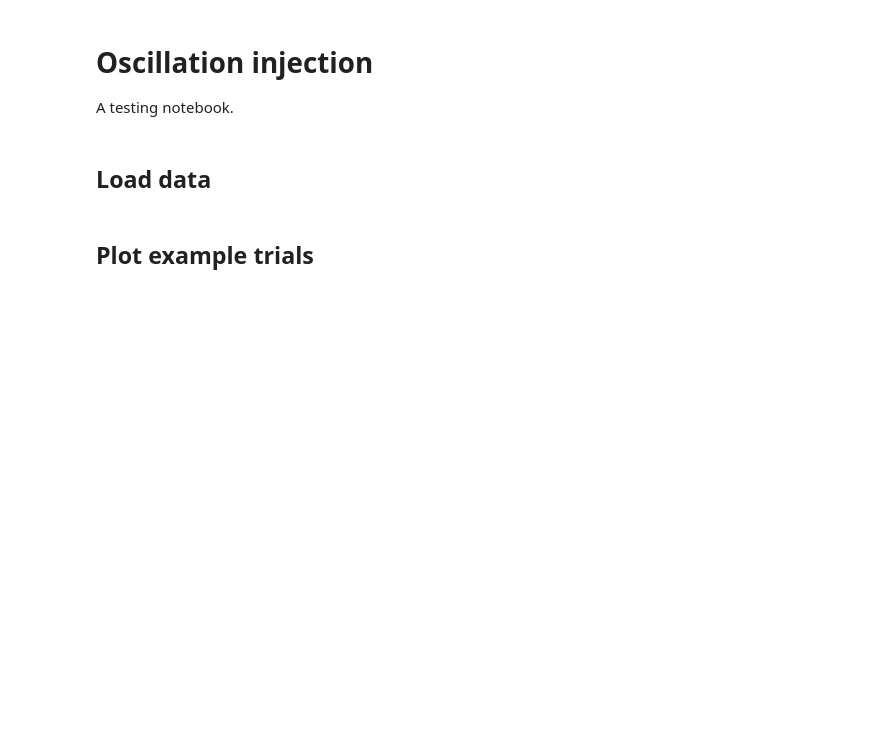
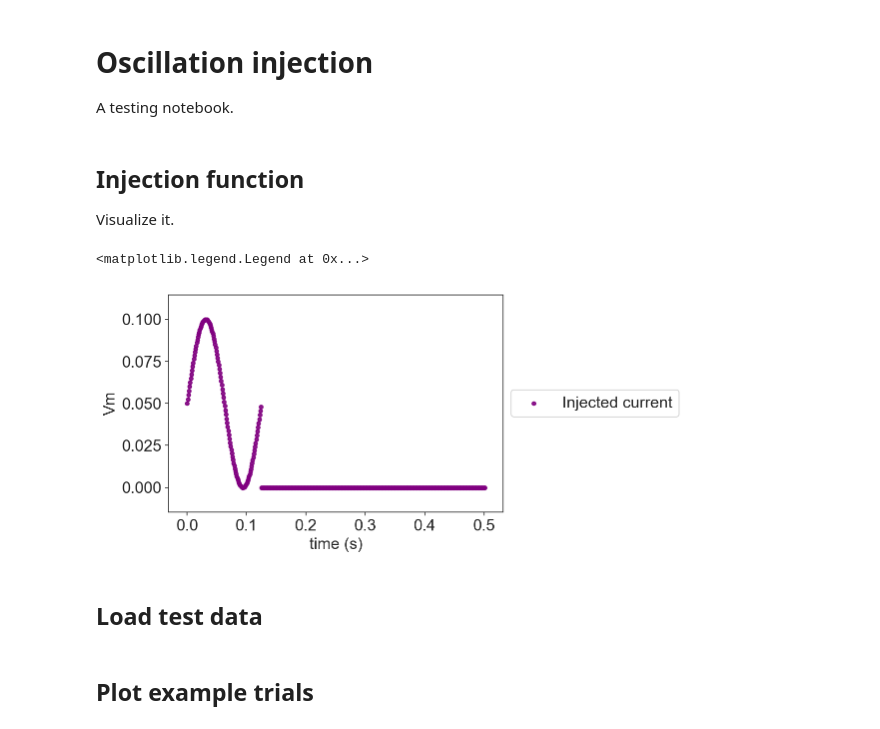
Before and after one commit to voytekresearch/Segregated-Dendrite-Deep-Learning, a Jupyter notebook: notebooks/test_osc_injection.ipynb, the cells around one changed output. Saved outputs shown, nothing was run; the diff lists cells and outputs as text; code cells hidden in the pictures; blank space fills up the shorter version.

```diff
--- a/notebooks/test_osc_injection.ipynb
+++ b/notebooks/test_osc_injection.ipynb
@@ -9,6 +9,7 @@ import pandas as pd
 
 from scipy import signal
 
+from voltagebudget.util import burst
 from IPython.display import Image
 import matplotlib
 import matplotlib.pyplot as plt
@@ -21,9 +22,44 @@ sns.set_style('ticks')
 
 matplotlib.rcParams.update({'font.size': 16})
 matplotlib.rc('axes', titlesize=16)
+
+ms = 1e3
 # %%
 data_path = "/Users/qualia/Code/Segregated-Dendrite-Deep-Learning/Simulations/"
+# %% [markdown]
+## Injection function
+
+Visualize it.
+# %%
+# Same params as in the main code:
+A = 0.1
+f = 8
+n_cycles = 1
+phi = 0
+onset = 0# .125/ms
+dt = 1
+min_A = 0
+integration_counter = 0
+tspan = (integration_counter / ms, integration_counter + 500 / ms + (1 / ms))
+
+times, x = burst(
+    tspan,
+    onset,
+    n_cycles,
+    A,
+    f,
+    phi,
+    1 / (dt * ms),
+    min_A=min_A)
+
+plt.scatter(times, x, color="purple", alpha=.9, s=14, label="Injected current")
+plt.ylabel("Vm")
+plt.xlabel("time (s)")
+plt.legend(loc='center left', bbox_to_anchor=(1, 0.5))
+# %% [output]
+<matplotlib.legend.Legend at 0x...>
+[figure, added]
 # %% [markdown]
-## Load data
+## Load test data
 # %%
 comp = np.loadtxt(os.path.join(data_path, "./Comp Simulation/C_hist_0.csv"))
```
Also changed, not shown: parts of 5 cells of this notebook.
